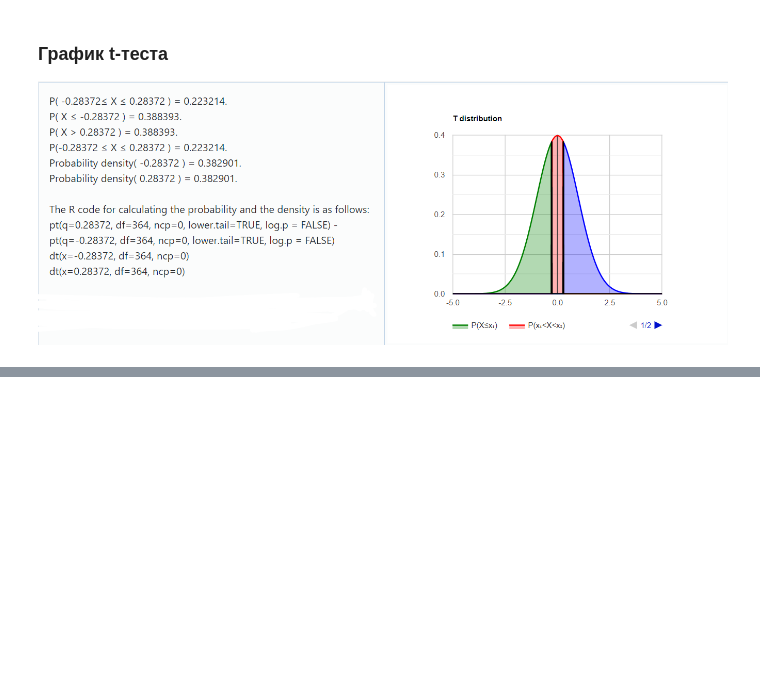
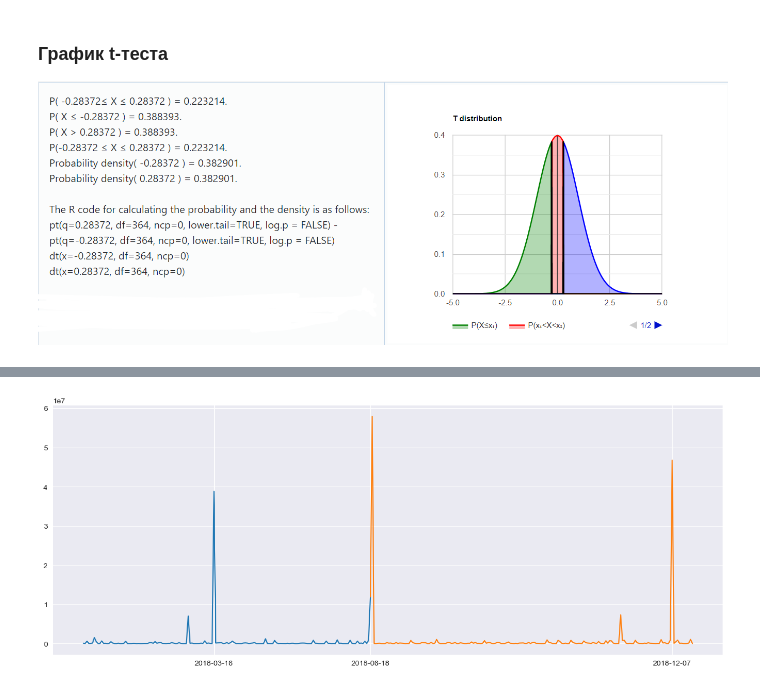
Before and after one commit to kfrsta/smallbigdata, a Jupyter notebook: analysis.ipynb, the cells around one changed output, grey strips where cells are left out. Drawn from its saved outputs; the diff is of its cells as text; code cells hidden in the pictures; blank space fills up the shorter version.

```diff
--- a/analysis.ipynb
+++ b/analysis.ipynb
@@ -246,0 +339,14 @@ $$P(-0.28372 \leq X \text{ or } X \geq 0.28372) = 1 - 0.22321 \approx 0.776$$
+# %%
+before_sorted = before_sorted.groupby('date').sum()
+after_sorted = after_sorted.groupby('date').sum()
+# %%
+fig = plt.figure()
+fig.set_size_inches(16, 6)
+
+ax = plt.subplot(111)
+plt.plot(before_sorted)
+plt.plot(after_sorted)
+ax.set_xticks(pd.concat([before_sorted, after_sorted], axis=1).loc[['2018-03-16', '2018-06-18', '2018-12-07']].index)
+plt.show()
+# %% [output]
+[figure, added]
```
Also changed, not shown: parts of 19 cells of this notebook.
